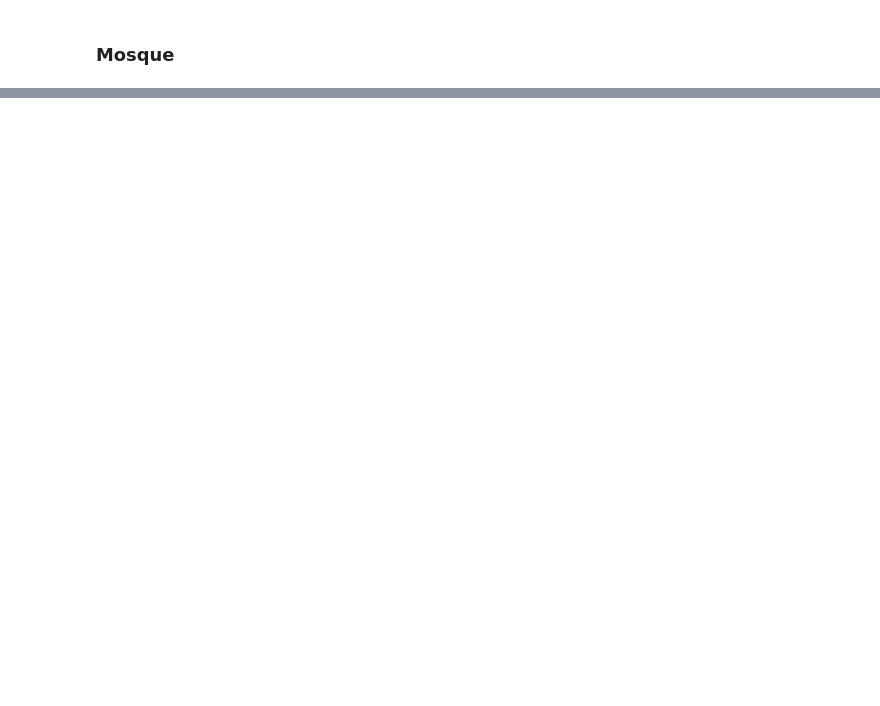
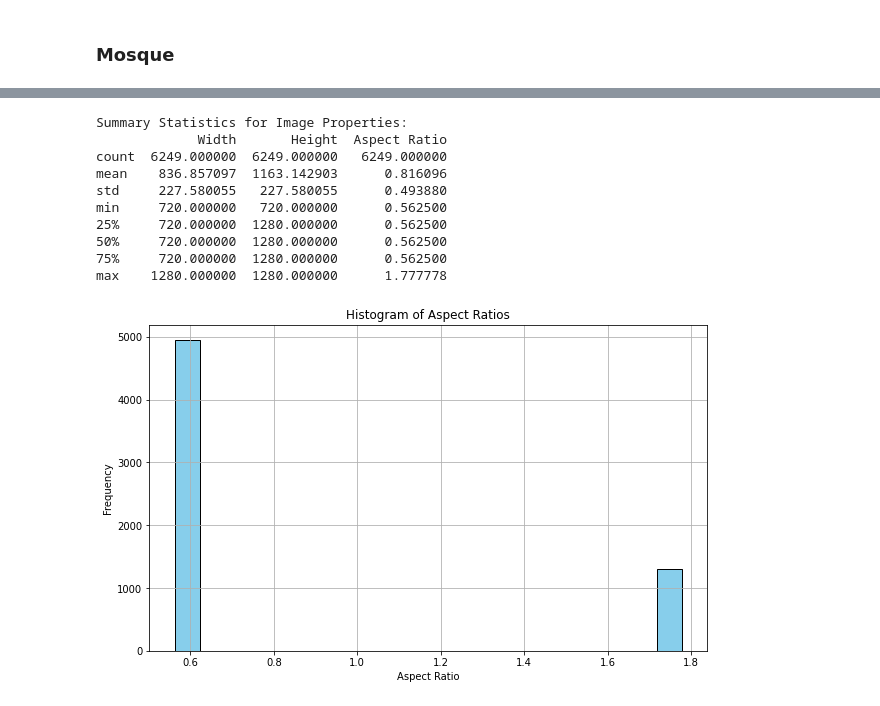
Before and after one commit to lilyaYAHIAOUI/Sign-Language-Classification, a Jupyter notebook: eda-for-image.ipynb, the cells around one changed output, grey strips where cells are left out. Drawn from its saved outputs; the diff is of its cells as text; code cells hidden in the pictures; blank space fills up the shorter version.

Commit message:
Kaggle Notebook | EDA for image | Version 2

```diff
--- a/eda-for-image.ipynb
+++ b/eda-for-image.ipynb
@@ -181,0 +186,46 @@ show_image(select_mosque,'Mosque')
+# %%
+def analyze_image_properties(image_dir, image_list):
+    properties = []
+    for img_name in image_list:
+        img_path = os.path.join(image_dir, img_name)
+        img = Image.open(img_path)
+        width, height = img.size
+        aspect_ratio = width / height
+        properties.append({'Image': img_name, 'Width': width, 'Height': height, 'Aspect Ratio': aspect_ratio})
+    return pd.DataFrame(properties)
+
+temple_df = analyze_image_properties(os.path.join(IMAGE_TRAIN_DIR, 'Temple'), temple_imgs)
+church_df = analyze_image_properties(os.path.join(IMAGE_TRAIN_DIR, 'Church'), church_imgs)
+enough_df = analyze_image_properties(os.path.join(IMAGE_TRAIN_DIR, 'Enough'), enough_imgs)
+me_df = analyze_image_properties(os.path.join(IMAGE_TRAIN_DIR, 'Me'), me_imgs)
+love_df = analyze_image_properties(os.path.join(IMAGE_TRAIN_DIR, 'Love'), love_imgs)
+you_df = analyze_image_properties(os.path.join(IMAGE_TRAIN_DIR, 'You'), you_imgs)
+friend_df = analyze_image_properties(os.path.join(IMAGE_TRAIN_DIR, 'Friend'), friend_imgs)
+seat_df = analyze_image_properties(os.path.join(IMAGE_TRAIN_DIR, 'Seat'), seat_imgs)
+mosque_df = analyze_image_properties(os.path.join(IMAGE_TRAIN_DIR, 'Mosque'), mosque_imgs)
+
+image_properties_df = pd.concat([temple_df, church_df, enough_df, me_df, love_df, you_df, friend_df, seat_df, mosque_df], ignore_index=True)
+
+print("\nSummary Statistics for Image Properties:")
+print(image_properties_df.describe())
+
+# Plotting
+plt.figure(figsize=(10, 6))
+plt.hist(image_properties_df['Aspect Ratio'], bins=20, color='skyblue', edgecolor='black')
+plt.title('Histogram of Aspect Ratios')
+plt.xlabel('Aspect Ratio')
+plt.ylabel('Frequency')
+plt.grid(True)
+plt.show()
+# %% [output]
+Summary Statistics for Image Properties:
+             Width       Height  Aspect Ratio
+count  6249.000000  6249.000000   6249.000000
+mean    836.857097  1163.142903      0.816096
+std     227.580055   227.580055      0.493880
+min     720.000000   720.000000      0.562500
+25%     720.000000  1280.000000      0.562500
+50%     720.000000  1280.000000      0.562500
+75%     720.000000  1280.000000      0.562500
+max    1280.000000  1280.000000      1.777778
+[figure, added]
```
Also changed, not shown: parts of 10 cells of this notebook.
